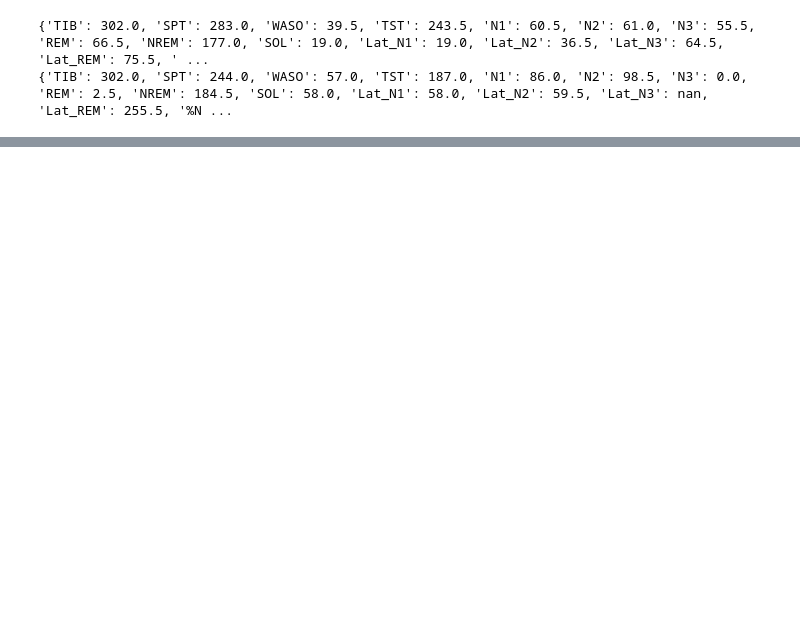
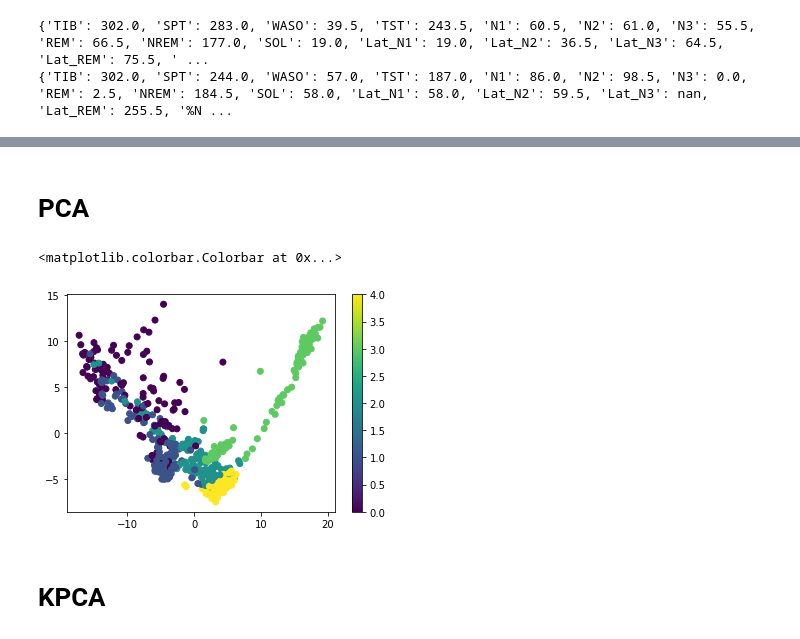
Before and after one commit to ArturoSirvent/Polisognograma, a Jupyter notebook: load_data_ytal.ipynb, the cells around one changed output, grey strips where cells are left out. Saved outputs shown, nothing was run; the diff lists cells and outputs as text; code cells hidden in the pictures; blank space fills up the shorter version.

```diff
--- a/load_data_ytal.ipynb
+++ b/load_data_ytal.ipynb
@@ -265,0 +296,19 @@ print(yasa.sleep_statistics(hypno_pred_epocas_validas,1/30))
+# %% [markdown]
+# PCA
+# %%
+#vamos a hacer una reducción de la dimension porque para empezar, tenermos muchas dimensiones muy similares
+#primero de todo, debemos de escalar las variables, porque el PCA las centra, pero no las escala
+#simplemente aremos un standarscaler
+scale=StandardScaler()
+data_4_pca=scale.fit_transform(features_validas)
+
+pca=PCA(n_components=15)
+x_pca=pca.fit_transform(data_4_pca)
+# %%
+plt.scatter(x_pca[:,0],x_pca[:,1],c=hypno1[indices])
+plt.colorbar()
+# %% [output]
+<matplotlib.colorbar.Colorbar at 0x...>
+[figure, added]
+# %% [markdown]
+# KPCA
```
Also changed, not shown: parts of 18 cells of this notebook.
